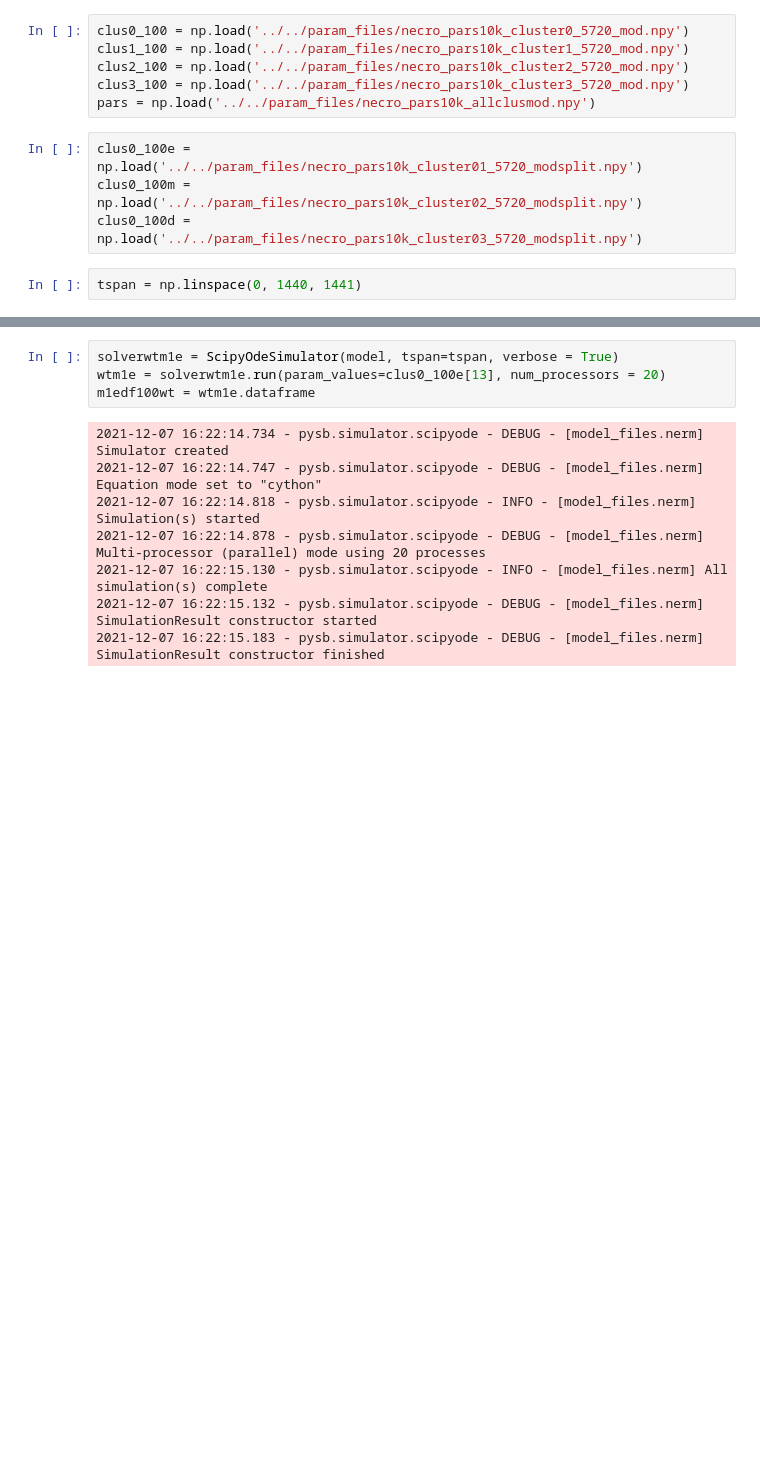
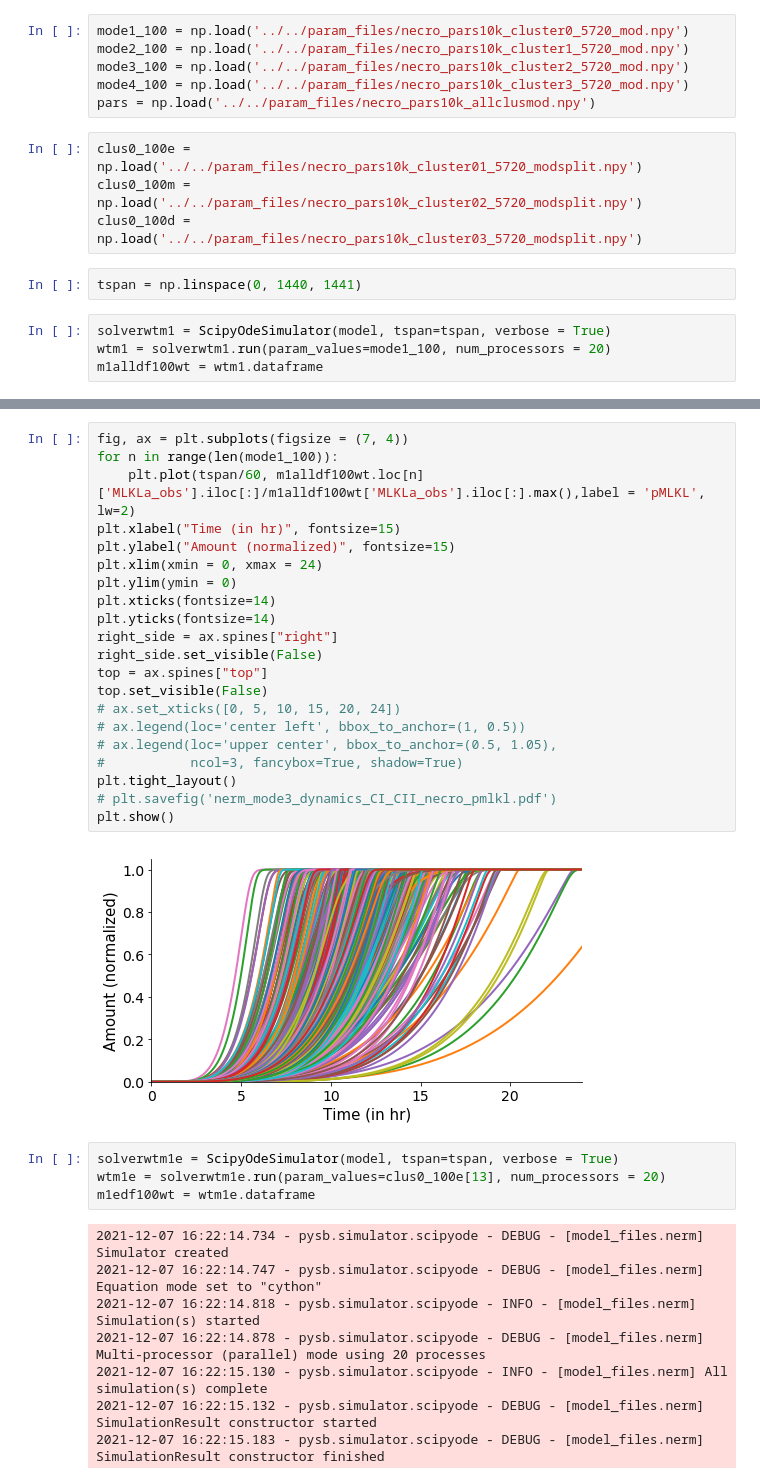
Before and after one commit to LoLab-MSM/NERM, a Jupyter notebook: model_analysis/Modes_protein_dynamics/nerm_mode1_dynamics.ipynb, the cells around one changed output, grey strips where cells are left out. Cells and saved outputs as stored; diff of their text form; blank space fills up the shorter version.

```diff
--- a/model_analysis/Modes_protein_dynamics/nerm_mode1_dynamics.ipynb
+++ b/model_analysis/Modes_protein_dynamics/nerm_mode1_dynamics.ipynb
@@ -31,10 +31,10 @@ os.environ["OPENBLAS_NUM_THREADS"] = "1"
 # %% [output]
 ['/mnt/data0/ildefog/Projects/NERM/model_analysis/Modes_protein_dynamics', '/home/jupyterhub/miniconda3/lib/python37.zip', '/home/jupyterhub/miniconda3/lib/python3.7', '/home/jupyterhub/miniconda3/lib ...
 # %%
-clus0_100 = np.load('../../param_files/necro_pars10k_cluster0_5720_mod.npy')
-clus1_100 = np.load('../../param_files/necro_pars10k_cluster1_5720_mod.npy')
-clus2_100 = np.load('../../param_files/necro_pars10k_cluster2_5720_mod.npy')
-clus3_100 = np.load('../../param_files/necro_pars10k_cluster3_5720_mod.npy')
+mode1_100 = np.load('../../param_files/necro_pars10k_cluster0_5720_mod.npy')
+mode2_100 = np.load('../../param_files/necro_pars10k_cluster1_5720_mod.npy')
+mode3_100 = np.load('../../param_files/necro_pars10k_cluster2_5720_mod.npy')
+mode4_100 = np.load('../../param_files/necro_pars10k_cluster3_5720_mod.npy')
 pars = np.load('../../param_files/necro_pars10k_allclusmod.npy')
 # %%
 clus0_100e = np.load('../../param_files/necro_pars10k_cluster01_5720_modsplit.npy')
@@ -42,3 +42,7 @@ clus0_100m = np.load('../../param_files/necro_pars10k_cluster02_5720_modsplit.np
 clus0_100d = np.load('../../param_files/necro_pars10k_cluster03_5720_modsplit.npy')
 # %%
 tspan = np.linspace(0, 1440, 1441)
+# %%
+solverwtm1 = ScipyOdeSimulator(model, tspan=tspan, verbose = True)
+wtm1 = solverwtm1.run(param_values=mode1_100, num_processors = 20)
+m1alldf100wt = wtm1.dataframe
@@ -45,3 +57,26 @@ tspan = np.linspace(0, 1440, 1441)
+# %%
+fig, ax = plt.subplots(figsize = (7, 4))
+for n in range(len(mode1_100)):
+    plt.plot(tspan/60, m1alldf100wt.loc[n]['MLKLa_obs'].iloc[:]/m1alldf100wt['MLKLa_obs'].iloc[:].max(),label = 'pMLKL', lw=2)
+plt.xlabel("Time (in hr)", fontsize=15)
+plt.ylabel("Amount (normalized)", fontsize=15)
+plt.xlim(xmin = 0, xmax = 24)
+plt.ylim(ymin = 0)
+plt.xticks(fontsize=14)
+plt.yticks(fontsize=14)
+right_side = ax.spines["right"]
+right_side.set_visible(False)
+top = ax.spines["top"]
+top.set_visible(False)
+# ax.set_xticks([0, 5, 10, 15, 20, 24])
+# ax.legend(loc='center left', bbox_to_anchor=(1, 0.5))
+# ax.legend(loc='upper center', bbox_to_anchor=(0.5, 1.05),
+#           ncol=3, fancybox=True, shadow=True)
+plt.tight_layout()
+# plt.savefig('nerm_mode3_dynamics_CI_CII_necro_pmlkl.pdf')
+plt.show()
+# %% [output]
+[figure, added]
 # %%
 solverwtm1e = ScipyOdeSimulator(model, tspan=tspan, verbose = True)
 wtm1e = solverwtm1e.run(param_values=clus0_100e[13], num_processors = 20)
```
Also changed, not shown: parts of 4 cells of this notebook, 7 other files.
